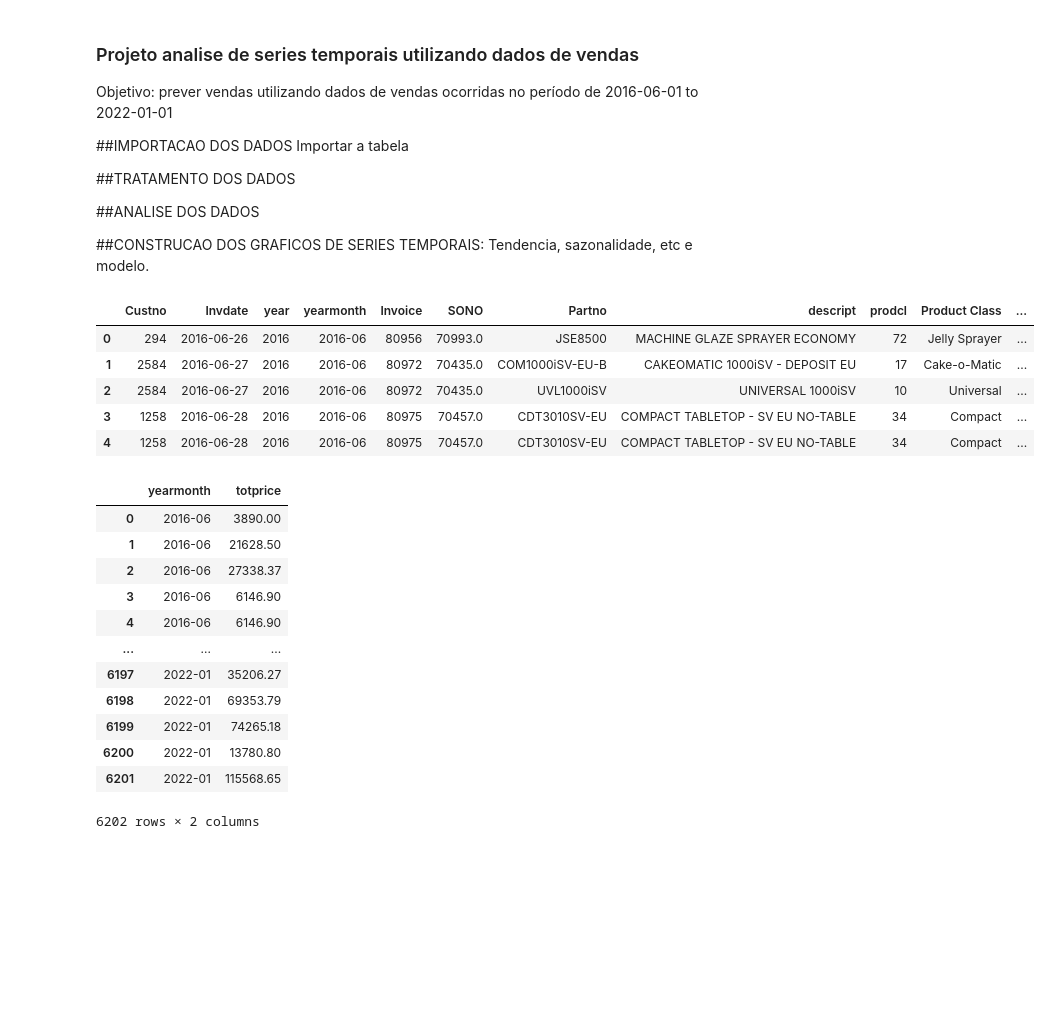
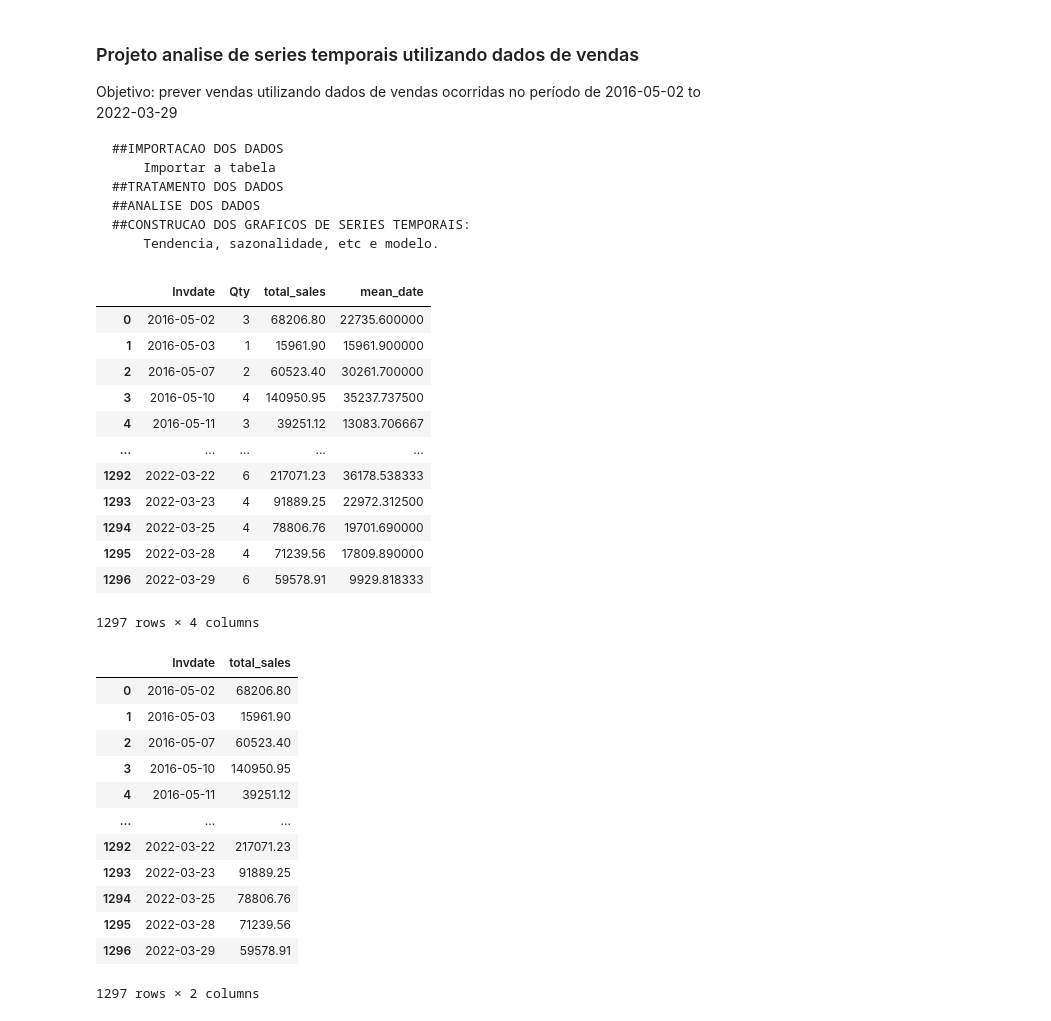
Before and after one commit to Keylla-Rodrigues/Forescasting-sales, a Jupyter notebook: Forecasting-sales.ipynb, the cells around one changed output. Saved outputs shown, nothing was run; the diff lists cells and outputs as text; code cells hidden in the pictures; blank space fills up the shorter version.

Commit message:
Update code 3
Update code 3 - series temporais (tradicional metodo)

```diff
--- a/Forecasting-sales.ipynb
+++ b/Forecasting-sales.ipynb
@@ -1,49 +1,52 @@
 # %% [markdown]
 ### Projeto analise de series temporais utilizando dados de vendas
 
-Objetivo: prever vendas utilizando dados de vendas ocorridas no período de 2016-06-01 to 2022-01-01
+Objetivo: prever vendas utilizando dados de vendas ocorridas no período de 2016-05-02 to 2022-03-29
 
-##IMPORTACAO DOS DADOS
-    Importar a tabela
-
-##TRATAMENTO DOS DADOS
-
-##ANALISE DOS DADOS
-
-
-##CONSTRUCAO DOS GRAFICOS DE SERIES TEMPORAIS:
-    Tendencia, sazonalidade, etc e modelo.
+    ##IMPORTACAO DOS DADOS
+        Importar a tabela
+    ##TRATAMENTO DOS DADOS
+    ##ANALISE DOS DADOS
+    ##CONSTRUCAO DOS GRAFICOS DE SERIES TEMPORAIS:
+        Tendencia, sazonalidade, etc e modelo.
 # %%
+import pandas as pd
+
 # Importar a tabela de dados
 
-import pandas as pd
-df = pd.read_excel(r"MachineOrders03.xlsx")
-df.head()
-#display(df)
+df = pd.read_excel(r"Forecasting_FInal_Sales.xlsx")
+display(df)
 # %% [output]
-|  | Custno | Invdate | year | yearmonth | Invoice | SONO | Partno | descript | prodcl | Product Class | ... |
-| 0 | 294 | 2016-06-26 | 2016 | 2016-06 | 80956 | 70993.0 | JSE8500 | MACHINE GLAZE SPRAYER ECONOMY | 72 | Jelly Sprayer | ... |
-| 1 | 2584 | 2016-06-27 | 2016 | 2016-06 | 80972 | 70435.0 | COM1000iSV-EU-B | CAKEOMATIC 1000iSV - DEPOSIT EU | 17 | Cake-o-Matic | ... |
-| 2 | 2584 | 2016-06-27 | 2016 | 2016-06 | 80972 | 70435.0 | UVL1000iSV | UNIVERSAL 1000iSV | 10 | Universal | ... |
-| 3 | 1258 | 2016-06-28 | 2016 | 2016-06 | 80975 | 70457.0 | CDT3010SV-EU | COMPACT TABLETOP - SV EU NO-TABLE | 34 | Compact | ... |
-| 4 | 1258 | 2016-06-28 | 2016 | 2016-06 | 80975 | 70457.0 | CDT3010SV-EU | COMPACT TABLETOP - SV EU NO-TABLE | 34 | Compact | ... |
+|  | Invdate | Qty | total_sales | mean_date |
+| 0 | 2016-05-02 | 3 | 68206.80 | 22735.600000 |
+| 1 | 2016-05-03 | 1 | 15961.90 | 15961.900000 |
+| 2 | 2016-05-07 | 2 | 60523.40 | 30261.700000 |
+| 3 | 2016-05-10 | 4 | 140950.95 | 35237.737500 |
+| 4 | 2016-05-11 | 3 | 39251.12 | 13083.706667 |
+| ... | ... | ... | ... | ... |
+| 1292 | 2022-03-22 | 6 | 217071.23 | 36178.538333 |
+| 1293 | 2022-03-23 | 4 | 91889.25 | 22972.312500 |
+| 1294 | 2022-03-25 | 4 | 78806.76 | 19701.690000 |
+| 1295 | 2022-03-28 | 4 | 71239.56 | 17809.890000 |
+| 1296 | 2022-03-29 | 6 | 59578.91 | 9929.818333 |
+1297 rows × 4 columns
 # %%
-# Deletar as colunas q nao necessarias
+# Deletar as colunas q nao necessarias p/ facilitar o trabalho/visualizacao ("5S dos dados")
 
-df = df.drop(["Custno", "Invdate", "year", "Invoice", "SONO", "Partno","descript", "prodcl", "Product Class", "soldby","txnprice", "Cur", "Rate"], axis = 1)
-display(df)
+new_tab = df.drop(["Qty", "mean_date"], axis = 1)
+display(new_tab)
 # %% [output]
-|  | yearmonth | totprice |
-| 0 | 2016-06 | 3890.00 |
-| 1 | 2016-06 | 21628.50 |
-| 2 | 2016-06 | 27338.37 |
-| 3 | 2016-06 | 6146.90 |
-| 4 | 2016-06 | 6146.90 |
+|  | Invdate | total_sales |
+| 0 | 2016-05-02 | 68206.80 |
+| 1 | 2016-05-03 | 15961.90 |
+| 2 | 2016-05-07 | 60523.40 |
+| 3 | 2016-05-10 | 140950.95 |
+| 4 | 2016-05-11 | 39251.12 |
 | ... | ... | ... |
-| 6197 | 2022-01 | 35206.27 |
-| 6198 | 2022-01 | 69353.79 |
-| 6199 | 2022-01 | 74265.18 |
-| 6200 | 2022-01 | 13780.80 |
-| 6201 | 2022-01 | 115568.65 |
+| 1292 | 2022-03-22 | 217071.23 |
+| 1293 | 2022-03-23 | 91889.25 |
+| 1294 | 2022-03-25 | 78806.76 |
+| 1295 | 2022-03-28 | 71239.56 |
+| 1296 | 2022-03-29 | 59578.91 |
-6202 rows × 2 columns
+1297 rows × 2 columns
 # %%
```
Also changed, not shown: parts of 16 cells of this notebook.
